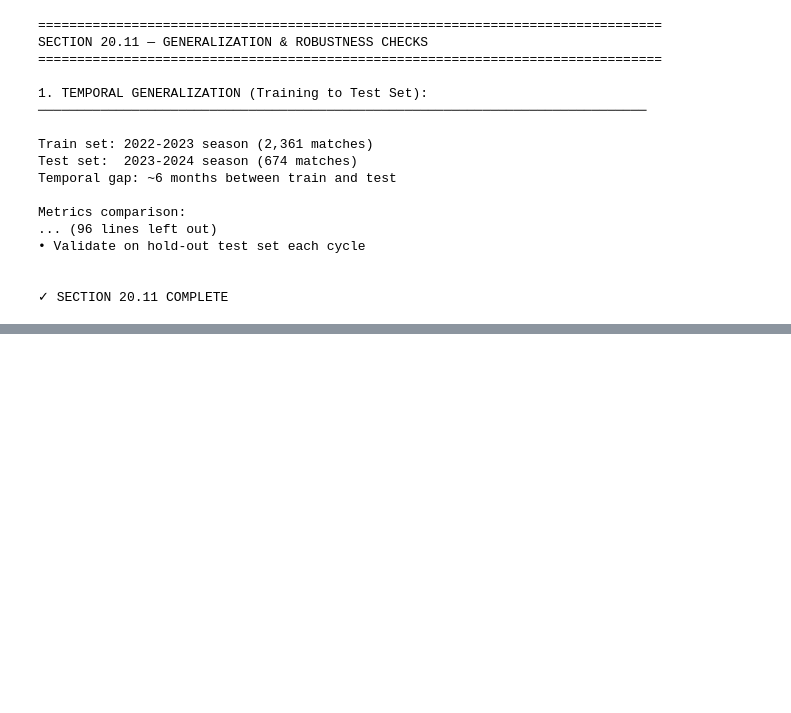
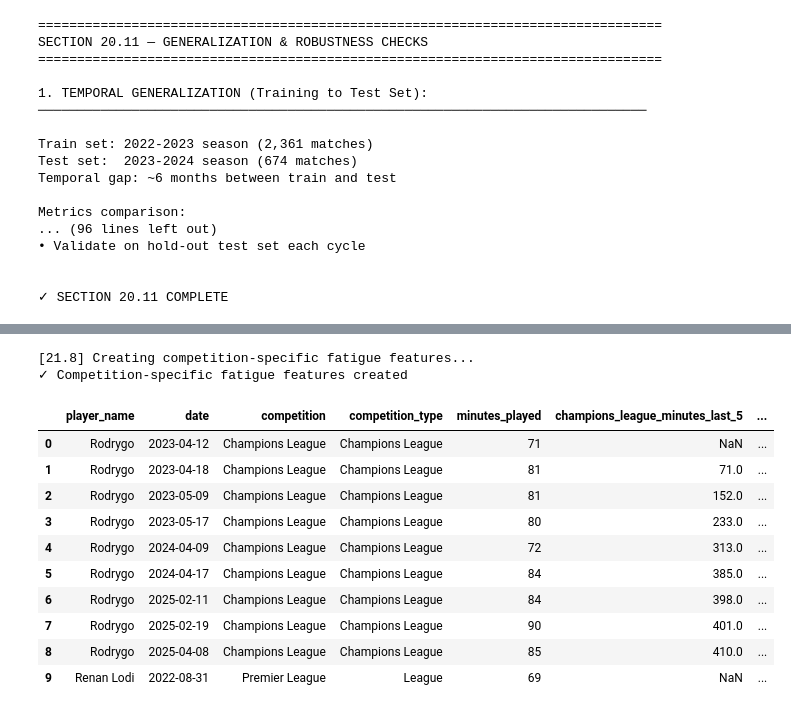
Before and after one commit to mimator2/Fixture-IQ, a Jupyter notebook: models/CatBoostClassifier/01_player_performance_decrease_model.ipynb, the cells around one changed output, grey strips where cells are left out. Drawn from its saved outputs; the diff is of its cells as text; code cells hidden in the pictures; blank space fills up the shorter version.

```diff
--- a/models/CatBoostClassifier/01_player_performance_decrease_model.ipynb
+++ b/models/CatBoostClassifier/01_player_performance_decrease_model.ipynb
@@ -5513,0 +5828,72 @@ SECTION 20.12 — FINAL MODEL RECOMMENDATION & DEPLOYMENT BLUEPRINT
+# %%
+# ==============================================================================
+# 21.8: COMPETITION-SPECIFIC FATIGUE FEATURES
+# ==============================================================================
+
+print("\n[21.8] Creating competition-specific fatigue features...")
+
+df_v4["european_minutes"] = (
+    df_v4["minutes_played"] * df_v4["is_european_fixture"]
+)
+
+df_v4["champions_league_minutes"] = (
+    df_v4["minutes_played"] * df_v4["is_champions_league"]
+)
+
+df_v4["domestic_cup_minutes"] = (
+    df_v4["minutes_played"] * df_v4["is_domestic_cup"]
+)
+
+df_v4["league_minutes"] = (
+    df_v4["minutes_played"] * df_v4["is_league"]
+)
+
+df_v4["european_minutes_last_5"] = (
+    df_v4.groupby("player_key")["european_minutes"]
+    .transform(lambda x: x.shift(1).rolling(5, min_periods=1).sum())
+)
+
+df_v4["champions_league_minutes_last_5"] = (
+    df_v4.groupby("player_key")["champions_league_minutes"]
+    .transform(lambda x: x.shift(1).rolling(5, min_periods=1).sum())
+)
+
+df_v4["domestic_cup_minutes_last_5"] = (
+    df_v4.groupby("player_key")["domestic_cup_minutes"]
+    .transform(lambda x: x.shift(1).rolling(5, min_periods=1).sum())
+)
+
+df_v4["league_minutes_last_5"] = (
+    df_v4.groupby("player_key")["league_minutes"]
+    .transform(lambda x: x.shift(1).rolling(5, min_periods=1).sum())
+)
+
+print("✓ Competition-specific fatigue features created")
+
+display(df_v4[
+    [
+        "player_name",
+        "date",
+        "competition",
+        "competition_type",
+        "minutes_played",
+        "champions_league_minutes_last_5",
+        "european_minutes_last_5",
+        "domestic_cup_minutes_last_5",
+        "league_minutes_last_5"
+    ]
+].head(10))
+# %% [output]
+[21.8] Creating competition-specific fatigue features...
+✓ Competition-specific fatigue features created
+|  | player_name | date | competition | competition_type | minutes_played | champions_league_minutes_last_5 | ... |
+| 0 | Rodrygo | 2023-04-12 | Champions League | Champions League | 71 | NaN | ... |
+| 1 | Rodrygo | 2023-04-18 | Champions League | Champions League | 81 | 71.0 | ... |
+| 2 | Rodrygo | 2023-05-09 | Champions League | Champions League | 81 | 152.0 | ... |
+| 3 | Rodrygo | 2023-05-17 | Champions League | Champions League | 80 | 233.0 | ... |
+| 4 | Rodrygo | 2024-04-09 | Champions League | Champions League | 72 | 313.0 | ... |
+| 5 | Rodrygo | 2024-04-17 | Champions League | Champions League | 84 | 385.0 | ... |
+| 6 | Rodrygo | 2025-02-11 | Champions League | Champions League | 84 | 398.0 | ... |
+| 7 | Rodrygo | 2025-02-19 | Champions League | Champions League | 90 | 401.0 | ... |
+| 8 | Rodrygo | 2025-04-08 | Champions League | Champions League | 85 | 410.0 | ... |
+| 9 | Renan Lodi | 2022-08-31 | Premier League | League | 69 | NaN | ... |
```
Also changed, not shown: parts of 28 cells of this notebook.
